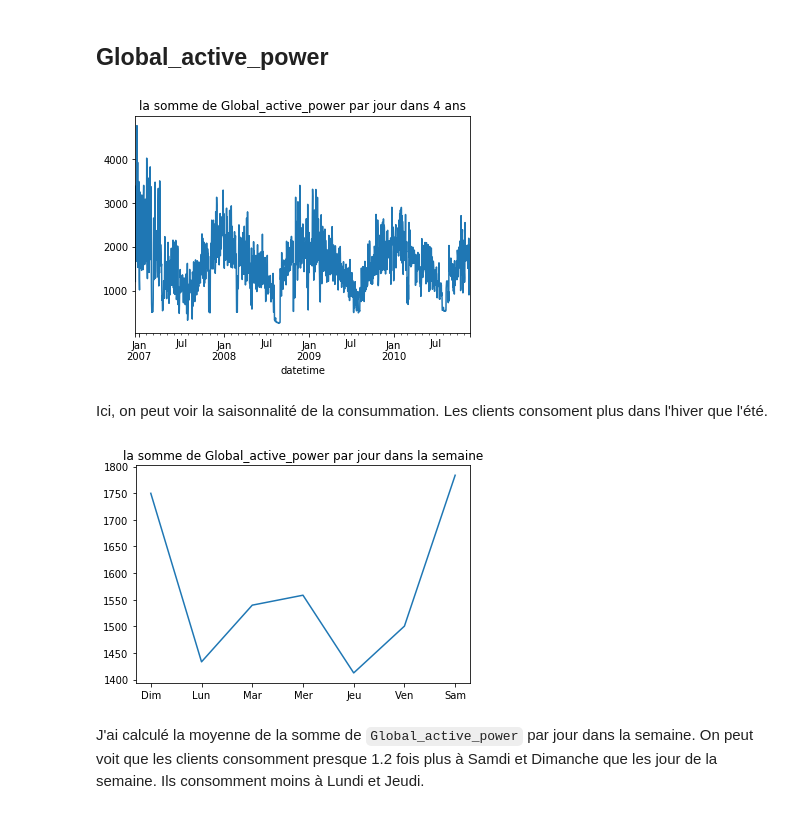
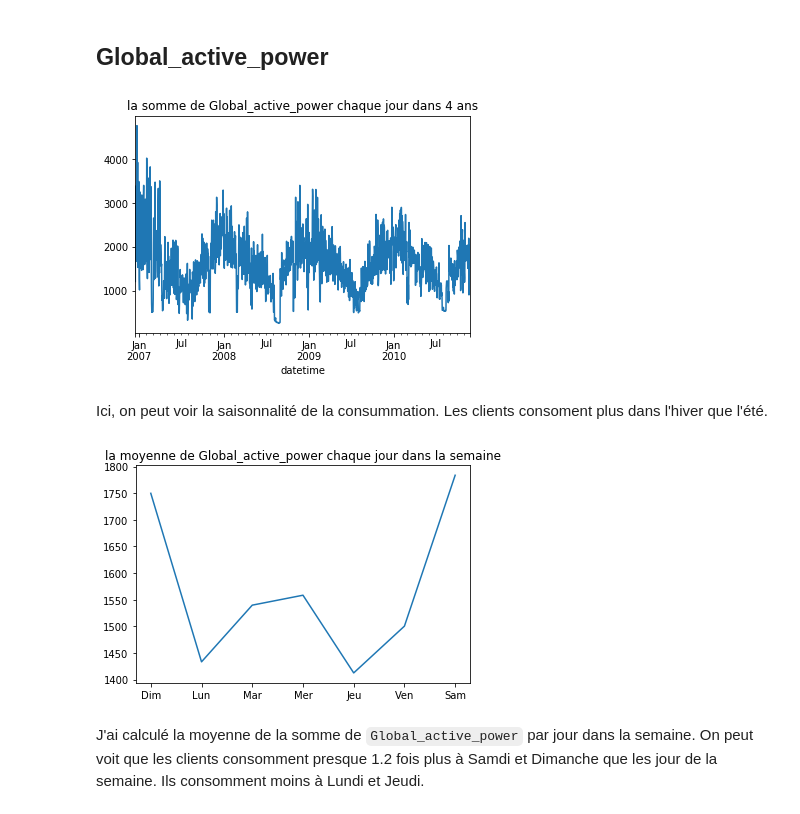
Before and after one commit to EnzoSeason/household_power_consumption, a Jupyter notebook: notebooks/Visualisation_donnees.ipynb, the cells around one changed output. Cells and saved outputs as stored; diff of their text form; code cells hidden in the pictures.

Commit message:
improve data visualization

```diff
--- a/notebooks/Visualisation_donnees.ipynb
+++ b/notebooks/Visualisation_donnees.ipynb
@@ -47,25 +47,29 @@ day_df.to_csv('../data/output/day_cleaned_household_power_consumption.csv')
 # %% [markdown]
 ## Global_active_power
 # %%
-ax = day_df.Global_active_power.plot(title='la somme de Global_active_power par jour dans 4 ans')
+ax = day_df.Global_active_power.plot(title='la somme de Global_active_power chaque jour dans 4 ans')
 ax.figure.savefig('../data/output/images/gap_days_all_years.png')
 # %% [output]
-[figure, old version]
+[figure, new version]
 # %% [markdown]
 Ici, on peut voir la saisonnalité de la consummation. Les clients consoment plus dans l'hiver que l'été.
+# %%
+def calcul_week_mean(df, col_name):
+    week_data = [df[col_name].values[i:i+7] for i in range(1,int(day_df.values.shape[0]-6),7)]
+    week_data = np.array(week_data)
+    week_mean = np.mean(week_data, axis=0)
+    return week_mean
 # %%
-week_gap = [day_df.Global_active_power.values[i:i+7] for i in range(1,int(day_df.values.shape[0]-6),7)]
-week_gap = np.array(week_gap)
-week_mean_gap = np.mean(week_gap, axis=0)
+week_mean_gap = calcul_week_mean(day_df, 'Global_active_power')
 x_labels = ['Dim', 'Lun', 'Mar', 'Mer', 'Jeu', 'Ven', 'Sam']
 
 fig, ax = plt.subplots(figsize = (6, 4))
-plt.title('la somme de Global_active_power par jour dans la semaine')
+plt.title('la moyenne de Global_active_power chaque jour dans la semaine')
 plt.xticks(list(range(7)),x_labels)
 plt.plot(week_mean_gap)
 plt.savefig('../data/output/images/gap_days_all_weeks.png')
 # %% [output]
-[figure, old version]
+[figure, new version]
 # %% [markdown]
 J'ai calculé la moyenne de la somme de `Global_active_power` par jour dans la semaine. On peut voit que les clients consomment presque 1.2 fois plus à Samdi et Dimanche que les jour de la semaine. Ils consomment moins à Lundi et Jeudi.
 # %% [markdown]
```
Also changed, not shown: parts of 2 cells of this notebook, 5 other files.
